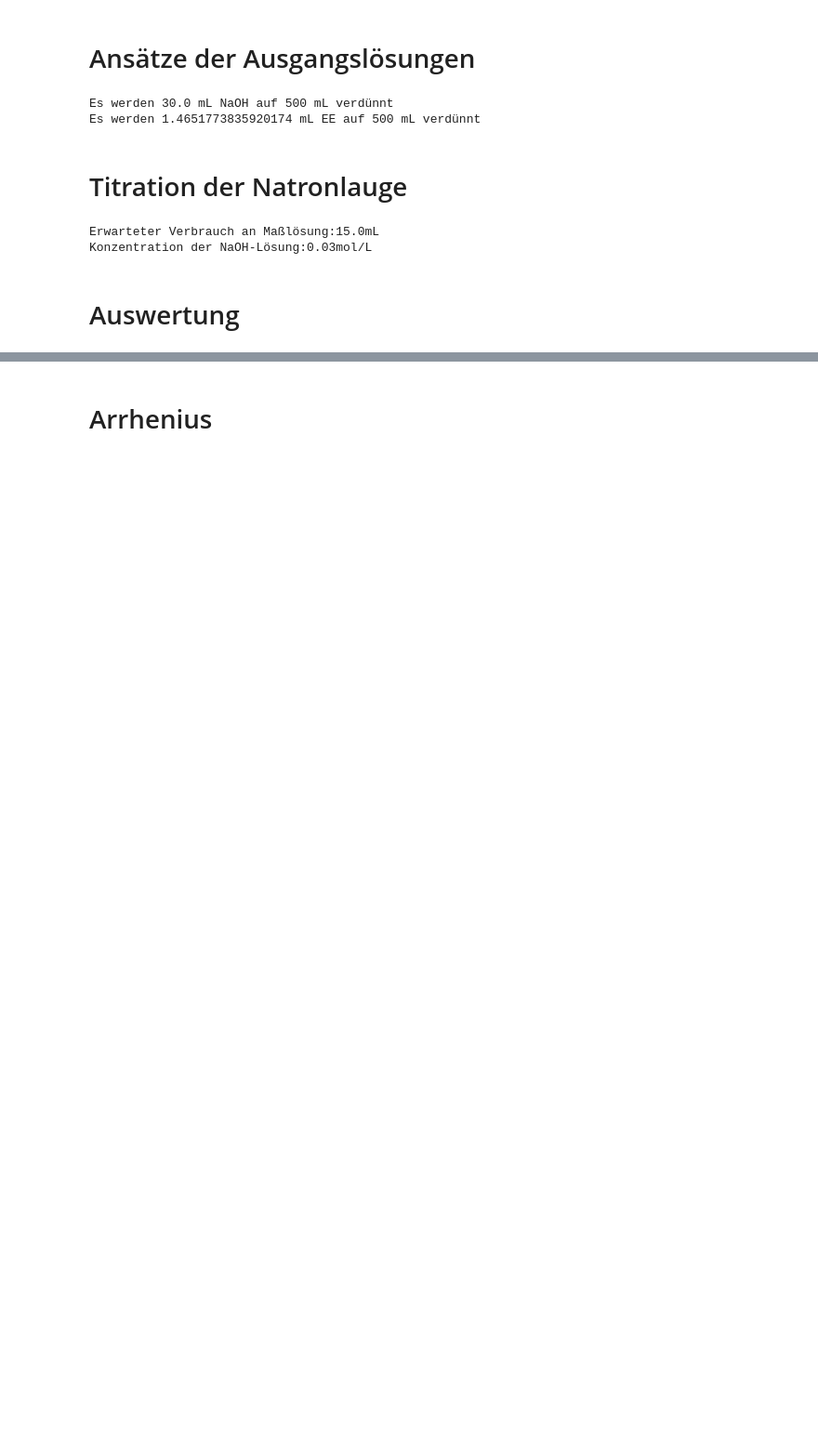
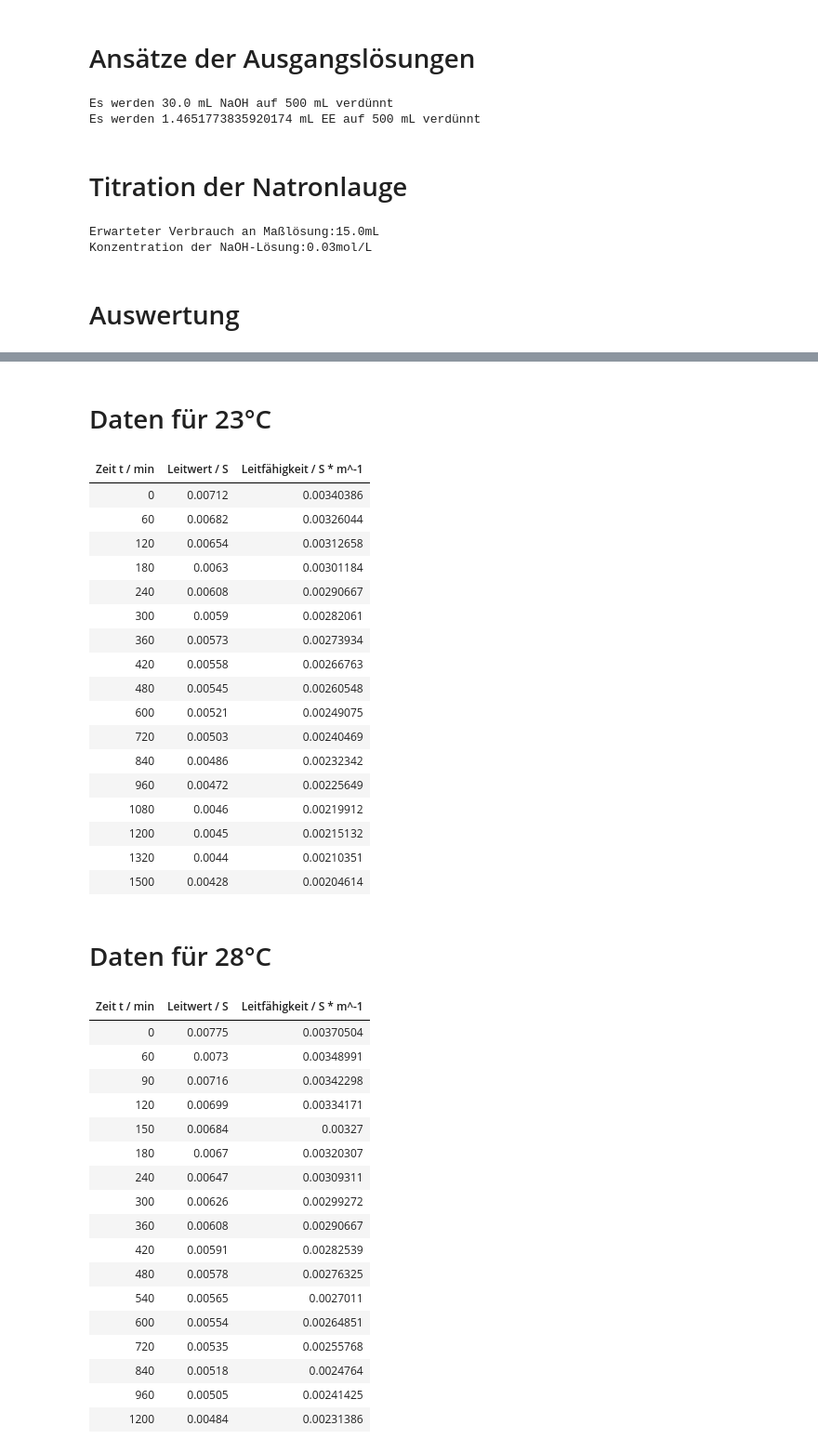
Before and after one commit to Rankenstein678/PC_Praktikum_1, a Jupyter notebook: P5.ipynb, the cells around one changed output, grey strips where cells are left out. Shown at 93% size. Cells and saved outputs as stored; diff of their text form; code cells hidden in the pictures; blank space fills up the shorter version.

```diff
--- a/P5.ipynb
+++ b/P5.ipynb
@@ -124,2 +219,48 @@ print(Arrhenius(ks_arrPlot, Ts_arrPlot))
-# %% [markdown]
-# Arrhenius
+# %%
+from tabulate import tabulate as t
+from IPython.display import display, HTML
+display(HTML('<h1>Daten für 23°C</h1>'))
+display(t([(ts_A[i],Ls_A[i],Ks_A[i]) for i in range(ts_A.size)],tablefmt="html", headers=["Zeit t / min", "Leitwert / S","Leitfähigkeit / S * m^-1"]))
+display(HTML('<h1>Daten für 28°C</h1>'))
+display(t([(ts_B[i],Ls_B[i],Ks_B[i]) for i in range(ts_B.size)],tablefmt="html", headers=["Zeit t / min", "Leitwert / S","Leitfähigkeit / S * m^-1"]))
+display(HTML('<h1>Daten für 33°C</h1>'))
+display(t([(ts_C[i],Ls_C[i],Ks_C[i]) for i in range(ts_C.size)],tablefmt="html", headers=["Zeit t / min", "Leitwert / S","Leitfähigkeit / S * m^-1"]))
+# %% [output]
+Daten für 23°C
+| Zeit t / min | Leitwert / S | Leitfähigkeit / S * m^-1 |
+| 0 | 0.00712 | 0.00340386 |
+| 60 | 0.00682 | 0.00326044 |
+| 120 | 0.00654 | 0.00312658 |
+| 180 | 0.0063 | 0.00301184 |
+| 240 | 0.00608 | 0.00290667 |
+| 300 | 0.0059 | 0.00282061 |
+| 360 | 0.00573 | 0.00273934 |
+| 420 | 0.00558 | 0.00266763 |
+| 480 | 0.00545 | 0.00260548 |
+| 600 | 0.00521 | 0.00249075 |
+| 720 | 0.00503 | 0.00240469 |
+| 840 | 0.00486 | 0.00232342 |
+| 960 | 0.00472 | 0.00225649 |
+| 1080 | 0.0046 | 0.00219912 |
+| 1200 | 0.0045 | 0.00215132 |
+| 1320 | 0.0044 | 0.00210351 |
+| 1500 | 0.00428 | 0.00204614 |
+Daten für 28°C
+| Zeit t / min | Leitwert / S | Leitfähigkeit / S * m^-1 |
+| 0 | 0.00775 | 0.00370504 |
+| 60 | 0.0073 | 0.00348991 |
+| 90 | 0.00716 | 0.00342298 |
+| 120 | 0.00699 | 0.00334171 |
+| 150 | 0.00684 | 0.00327 |
+| 180 | 0.0067 | 0.00320307 |
+| 240 | 0.00647 | 0.00309311 |
+| 300 | 0.00626 | 0.00299272 |
+| 360 | 0.00608 | 0.00290667 |
+| 420 | 0.00591 | 0.00282539 |
+| 480 | 0.00578 | 0.00276325 |
+| 540 | 0.00565 | 0.0027011 |
+| 600 | 0.00554 | 0.00264851 |
+| 720 | 0.00535 | 0.00255768 |
+| 840 | 0.00518 | 0.0024764 |
+| 960 | 0.00505 | 0.00241425 |
+| 1200 | 0.00484 | 0.00231386 |
```
Also changed, not shown: parts of 4 cells of this notebook.
